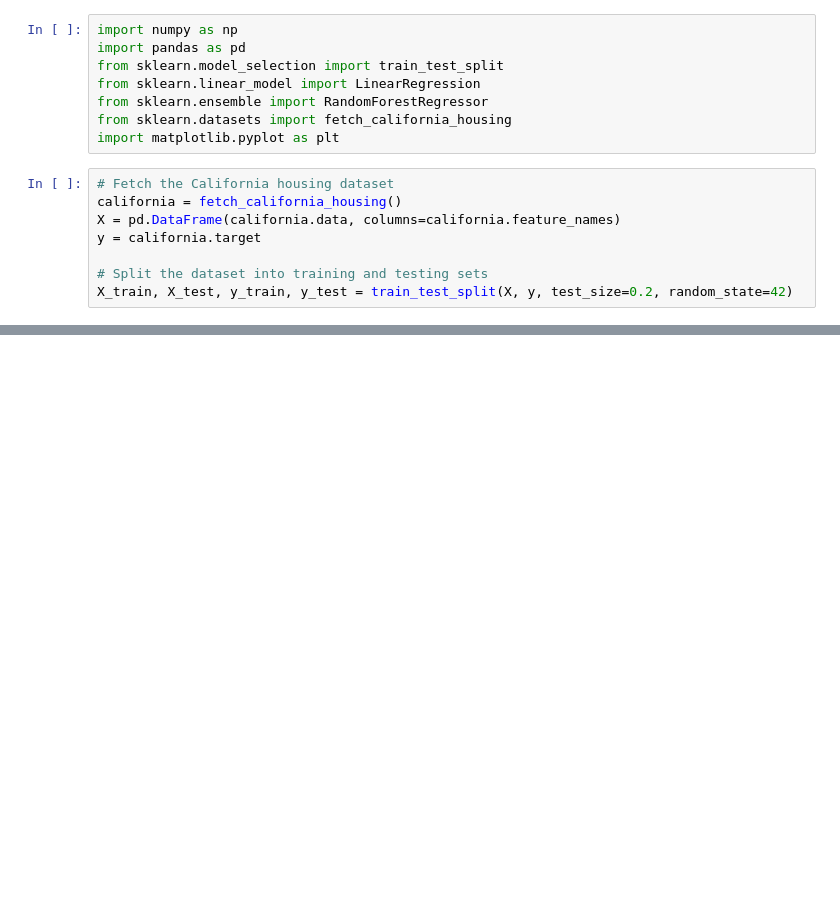
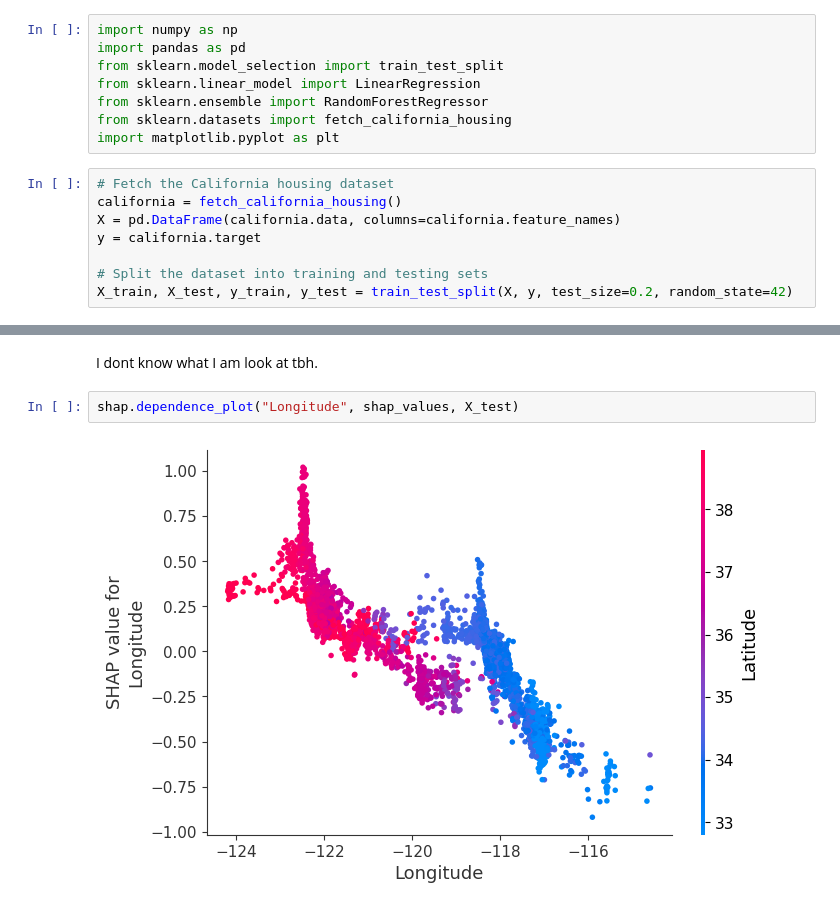
Before and after one commit to MajesticUnic0rn/TeachingMaterial, a Jupyter notebook: model_explain/model_explain.ipynb, the cells around one changed output, grey strips where cells are left out. Saved outputs shown, nothing was run; the diff lists cells and outputs as text; blank space fills up the shorter version.

```diff
--- a/model_explain/model_explain.ipynb
+++ b/model_explain/model_explain.ipynb
@@ -49,0 +84,6 @@ plt.show()
+# %% [markdown]
+I dont know what I am look at tbh.
+# %%
+shap.dependence_plot("Longitude", shap_values, X_test)
+# %% [output]
+[figure, added]
```
Also changed, not shown: parts of 9 cells of this notebook.
